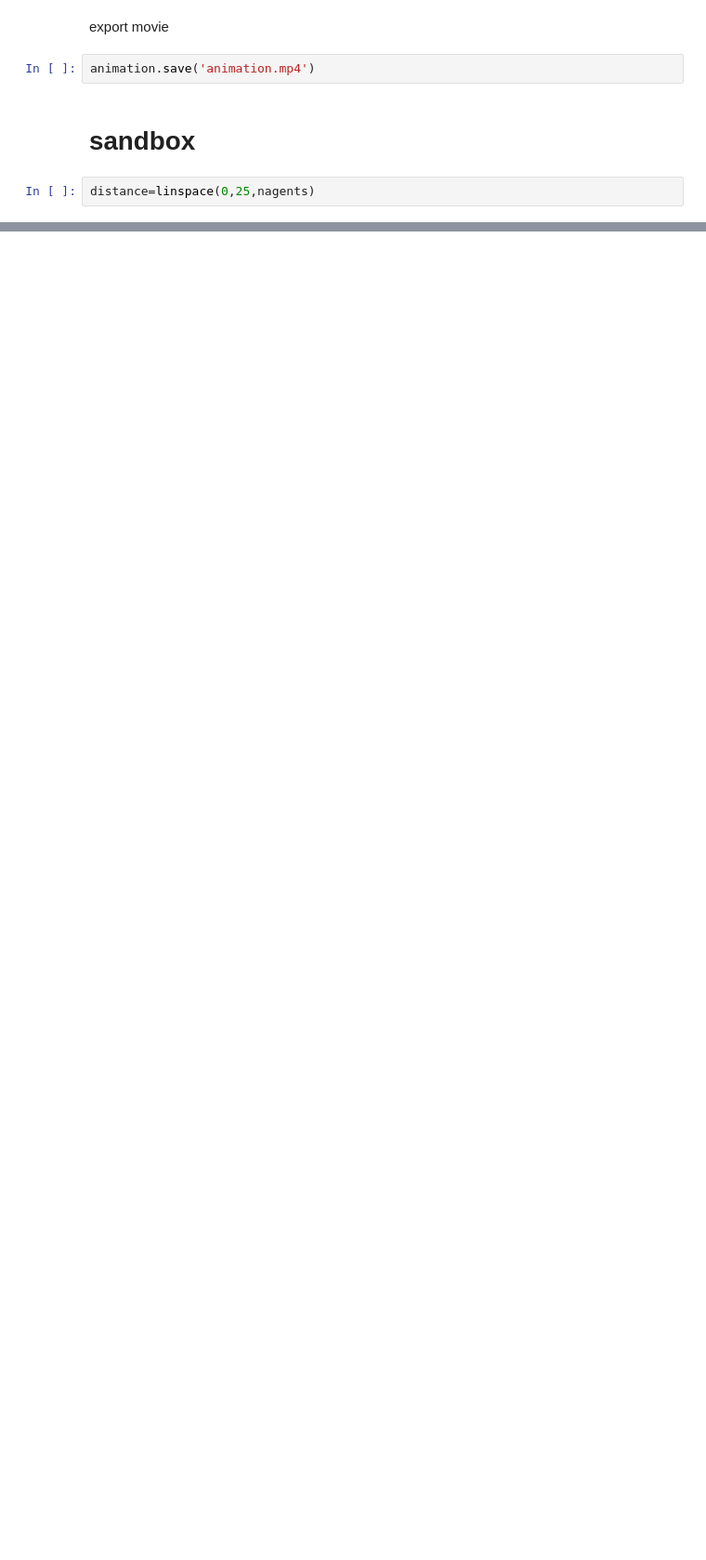
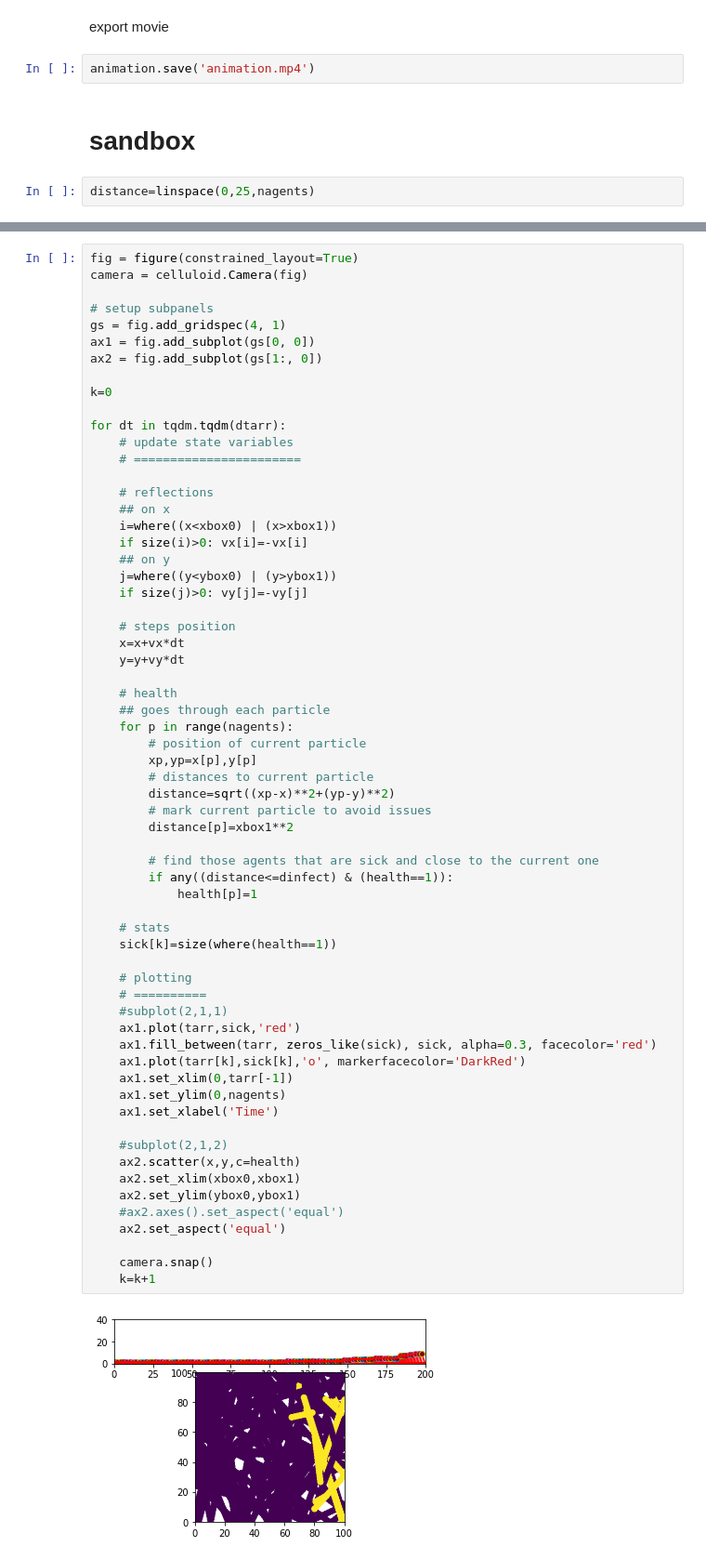
Before and after one commit to rsnemmen/corona-simulator, a Jupyter notebook: epidemic simulation.ipynb, the cells around one changed output, grey strips where cells are left out. Shown: that part at 93% size. Cells and saved outputs as stored; diff of their text form; blank space fills up the shorter version.

```diff
--- a/epidemic simulation.ipynb
+++ b/epidemic simulation.ipynb
@@ -192,0 +204,65 @@ size(where(health==1))
+# %%
+fig = figure(constrained_layout=True)
+camera = celluloid.Camera(fig)
+
+# setup subpanels
+gs = fig.add_gridspec(4, 1)
+ax1 = fig.add_subplot(gs[0, 0])
+ax2 = fig.add_subplot(gs[1:, 0])
+
+k=0
+
+for dt in tqdm.tqdm(dtarr):
+    # update state variables
+    # =======================
+
+    # reflections
+    ## on x
+    i=where((x<xbox0) | (x>xbox1))
+    if size(i)>0: vx[i]=-vx[i]
+    ## on y
+    j=where((y<ybox0) | (y>ybox1))
+    if size(j)>0: vy[j]=-vy[j]
+
+    # steps position
+    x=x+vx*dt
+    y=y+vy*dt
+
+    # health
+    ## goes through each particle
+    for p in range(nagents):
+        # position of current particle
+        xp,yp=x[p],y[p]
+        # distances to current particle
+        distance=sqrt((xp-x)**2+(yp-y)**2)
+        # mark current particle to avoid issues
+        distance[p]=xbox1**2
+
+        # find those agents that are sick and close to the current one
+        if any((distance<=dinfect) & (health==1)):
+            health[p]=1
+
+    # stats
+    sick[k]=size(where(health==1))
+
+    # plotting
+    # ==========
+    #subplot(2,1,1)
+    ax1.plot(tarr,sick,'red')
+    ax1.fill_between(tarr, zeros_like(sick), sick, alpha=0.3, facecolor='red')
+    ax1.plot(tarr[k],sick[k],'o', markerfacecolor='DarkRed')
+    ax1.set_xlim(0,tarr[-1])
+    ax1.set_ylim(0,nagents)
+    ax1.set_xlabel('Time')
+
+    #subplot(2,1,2)
+    ax2.scatter(x,y,c=health)
+    ax2.set_xlim(xbox0,xbox1)
+    ax2.set_ylim(ybox0,ybox1)
+    #ax2.axes().set_aspect('equal')
+    ax2.set_aspect('equal')
+
+    camera.snap()
+    k=k+1
+# %% [output]
+[figure, added]
```
Also changed, not shown: parts of 25 cells of this notebook.
